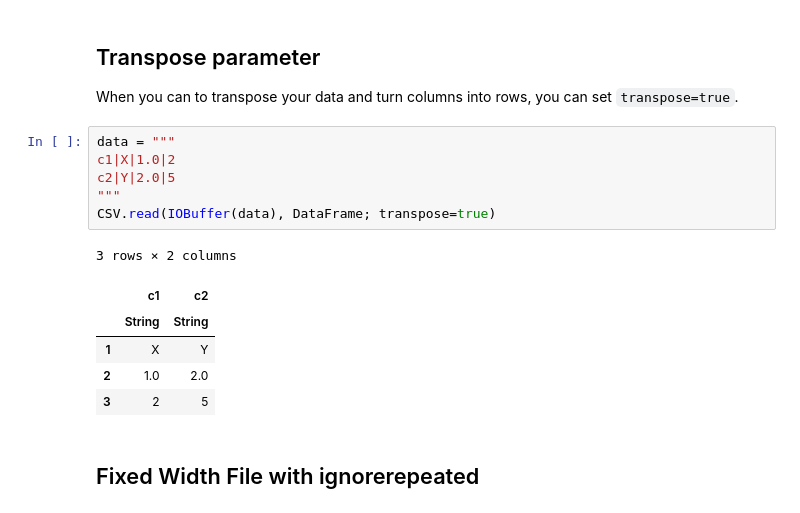
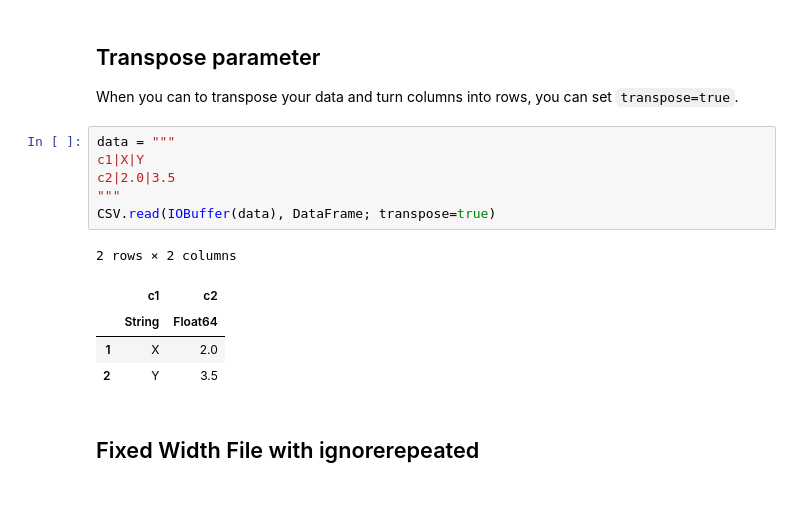
Before and after one commit to vaclavdekanovsky/data-analysis-in-examples, a Jupyter notebook: Julia/CSV/Read_CSV.ipynb, the cells around one changed output. Drawn from its saved outputs; the diff is of its cells as text.

```diff
--- a/Julia/CSV/Read_CSV.ipynb
+++ b/Julia/CSV/Read_CSV.ipynb
@@ -669,17 +669,16 @@ TypeError: TypeError: in keyword argument comment, expected Union{Nothing, Strin
 When you can to transpose your data and turn columns into rows, you can set `transpose=true`.
 # %%
 data = """
-c1|X|1.0|2
-c2|Y|2.0|5
+c1|X|Y
+c2|2.0|3.5
 """
 CSV.read(IOBuffer(data), DataFrame; transpose=true)
 # %% [output]
-3 rows × 2 columns
+2 rows × 2 columns
 |  | c1 | c2 |
-|  | String | String |
-| 1 | X | Y |
-| 2 | 1.0 | 2.0 |
-| 3 | 2 | 5 |
+|  | String | Float64 |
+| 1 | X | 2.0 |
+| 2 | Y | 3.5 |
 # %% [markdown]
 ## Fixed Width File with ignorerepeated
 # %%
```
Also changed, not shown: parts of 12 cells of this notebook.
